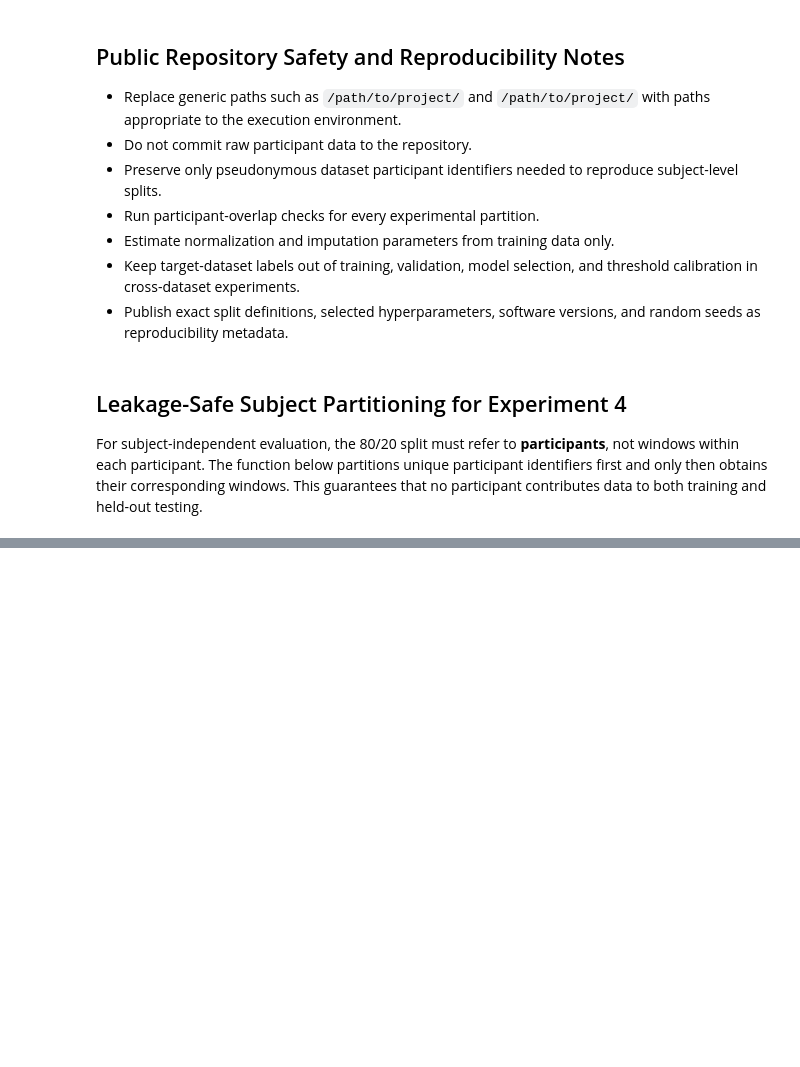
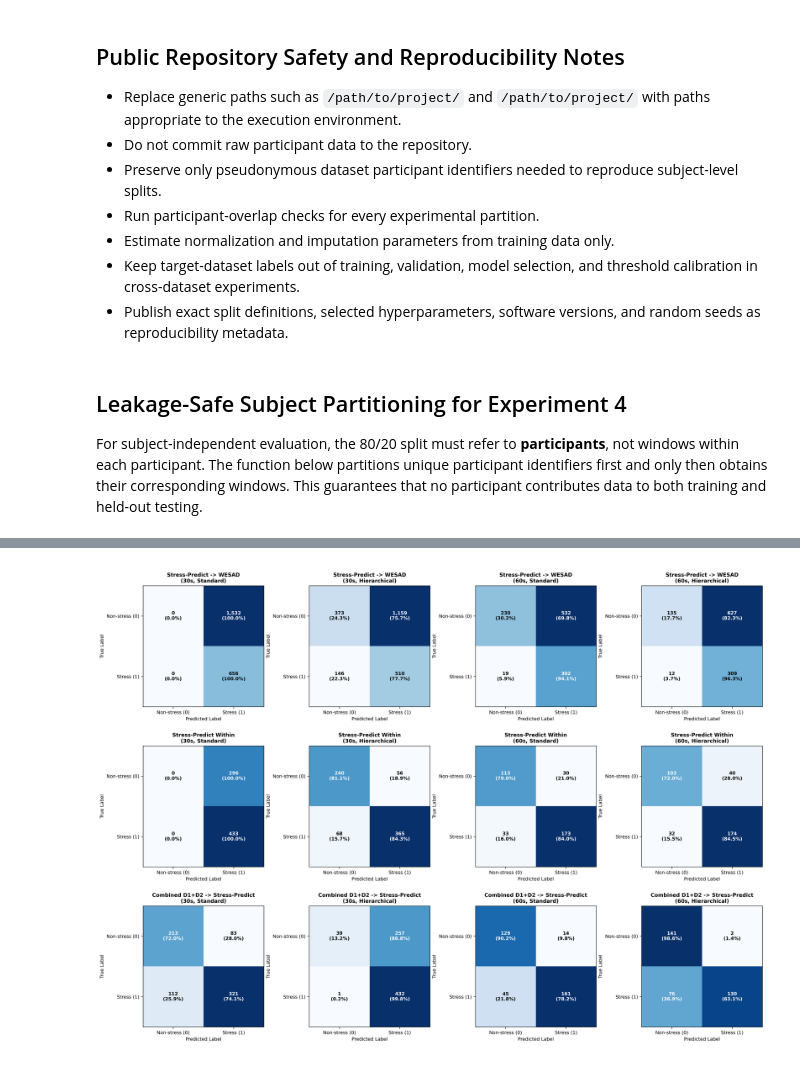
Before and after one commit to MatiasMaravi/TimePatch-SSL, a Jupyter notebook: notebooks/timepatch_ssl.ipynb, the cells around one changed output, grey strips where cells are left out. Saved outputs shown, nothing was run; the diff lists cells and outputs as text; code cells hidden in the pictures; blank space fills up the shorter version.

```diff
--- a/notebooks/timepatch_ssl.ipynb
+++ b/notebooks/timepatch_ssl.ipynb
@@ -2007,0 +2056,23 @@ def make_subject_holdout_split(groups, train_fraction=0.80, random_state=42):
+# %%
+# 1. Load and display Per-Class Metrics Table
+metrics_table_path = "../results/tables/audit_point2_per_class_metrics.csv"
+if os.path.exists(metrics_table_path):
+    df_metrics = pd.read_csv(metrics_table_path)
+    display(df_metrics[["Experimento", "Configuracion", "Ventana_s", "Arquitectura", "Balanced_Accuracy", "AUROC", "F1_Stress", "Recall_NonStress_Specificity", "Pct_Pred_Stress", "Colapso_Clase_Mayoritaria"]])
+
+# 2. Load and display Always-Stress Comparison
+comp_table_path = "../results/tables/audit_point2_always_stress_comparison.csv"
+if os.path.exists(comp_table_path):
+    df_comp = pd.read_csv(comp_table_path)
+    display(df_comp[["Configuracion", "Modelo_Balanced_Accuracy", "Delta_Balanced_Acc", "Modelo_F1_Stress", "Delta_F1", "Colapso_Detectado"]])
+
+# 3. Display 12 Confusion Matrices
+cm_fig_path = "../results/figures/audit_point2_confusion_matrices.png"
+if os.path.exists(cm_fig_path):
+    img_cm = mpimg.imread(cm_fig_path)
+    plt.figure(figsize=(16, 12), dpi=150)
+    plt.imshow(img_cm)
+    plt.axis("off")
+    plt.title("Point 2: Confusion Matrices Across 12 Experimental Configurations", fontsize=14, pad=10)
+    plt.show()
+# %% [output]
@@ -2007,0 +2105 @@ def make_subject_holdout_split(groups, train_fraction=0.80, random_state=42):
+[figure, added]
```
Also changed, not shown: parts of 9 cells of this notebook, 39 other files.
